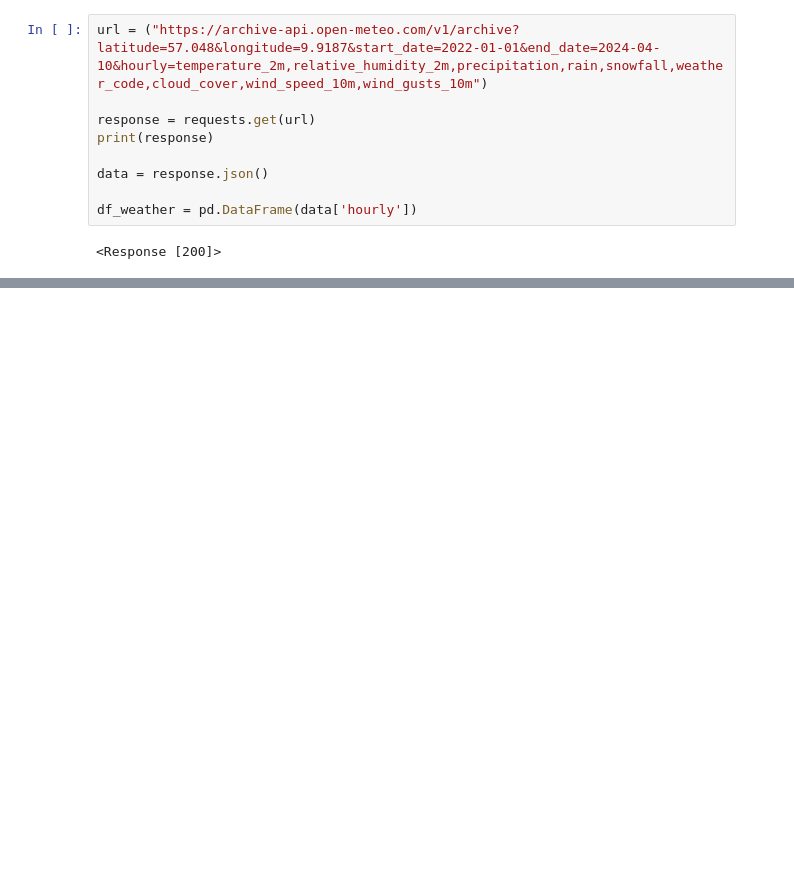
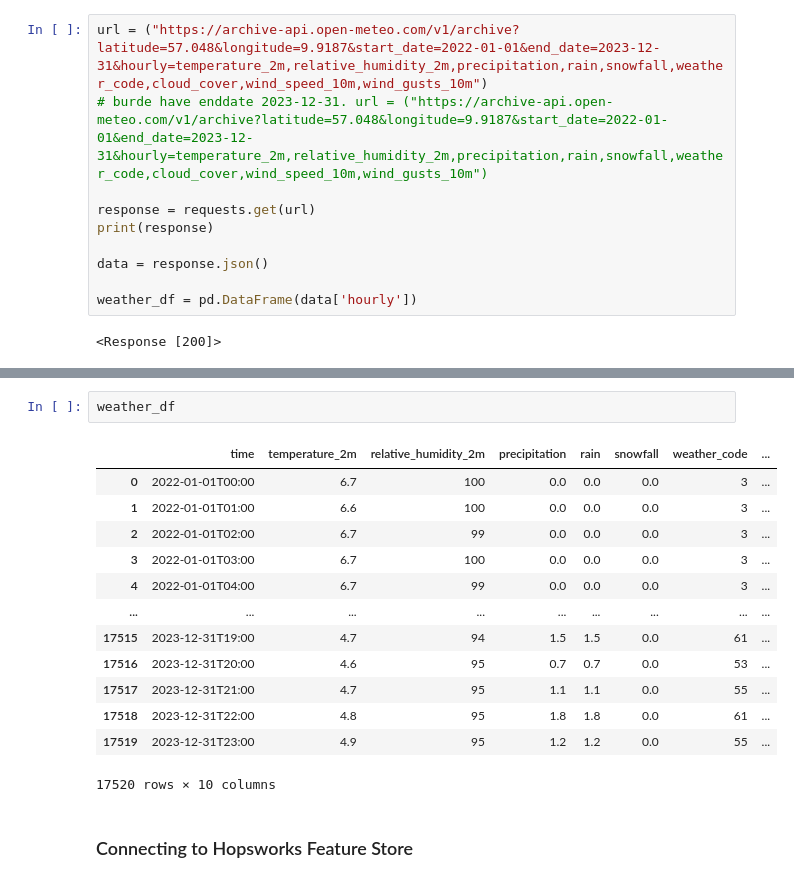
Before and after one commit to Camillahannesbo/BDS_MLOPs_Assignment, a Jupyter notebook: 1_feature_backfill.ipynb, the cells around one changed output, grey strips where cells are left out. Drawn from its saved outputs; the diff is of its cells as text; blank space fills up the shorter version.

```diff
--- a/1_feature_backfill.ipynb
+++ b/1_feature_backfill.ipynb
@@ -71,13 +83,14 @@ data2
 ### Note
 Hvis vi skal have tariffer med i modellen, anbefales det at vi sætter en faktor på 0.2 i tidsrummet 22 - 16 og en faktor på 0.6 eller 0.7 i tidsrummet 17 - 21.
 # %%
-url = ("https://archive-api.open-meteo.com/v1/archive?latitude=57.048&longitude=9.9187&start_date=2022-01-01&end_date=2024-04-10&hourly=temperature_2m,relative_humidity_2m,precipitation,rain,snowfall,weather_code,cloud_cover,wind_speed_10m,wind_gusts_10m")
+url = ("https://archive-api.open-meteo.com/v1/archive?latitude=57.048&longitude=9.9187&start_date=2022-01-01&end_date=2023-12-31&hourly=temperature_2m,relative_humidity_2m,precipitation,rain,snowfall,weather_code,cloud_cover,wind_speed_10m,wind_gusts_10m")
+# burde have enddate 2023-12-31. url = ("https://archive-api.open-meteo.com/v1/archive?latitude=57.048&longitude=9.9187&start_date=2022-01-01&end_date=2023-12-31&hourly=temperature_2m,relative_humidity_2m,precipitation,rain,snowfall,weather_code,cloud_cover,wind_speed_10m,wind_gusts_10m")
 
 response = requests.get(url)
 print(response)
 
 data = response.json()
 
-df_weather = pd.DataFrame(data['hourly'])
+weather_df = pd.DataFrame(data['hourly'])
 # %% [output]
 <Response [200]>
@@ -99,0 +97,18 @@ df_weather
+# %%
+weather_df
+# %% [output]
+|  | time | temperature_2m | relative_humidity_2m | precipitation | rain | snowfall | weather_code | ... |
+| 0 | 2022-01-01T00:00 | 6.7 | 100 | 0.0 | 0.0 | 0.0 | 3 | ... |
+| 1 | 2022-01-01T01:00 | 6.6 | 100 | 0.0 | 0.0 | 0.0 | 3 | ... |
+| 2 | 2022-01-01T02:00 | 6.7 | 99 | 0.0 | 0.0 | 0.0 | 3 | ... |
+| 3 | 2022-01-01T03:00 | 6.7 | 100 | 0.0 | 0.0 | 0.0 | 3 | ... |
+| 4 | 2022-01-01T04:00 | 6.7 | 99 | 0.0 | 0.0 | 0.0 | 3 | ... |
+| ... | ... | ... | ... | ... | ... | ... | ... | ... |
+| 17515 | 2023-12-31T19:00 | 4.7 | 94 | 1.5 | 1.5 | 0.0 | 61 | ... |
+| 17516 | 2023-12-31T20:00 | 4.6 | 95 | 0.7 | 0.7 | 0.0 | 53 | ... |
+| 17517 | 2023-12-31T21:00 | 4.7 | 95 | 1.1 | 1.1 | 0.0 | 55 | ... |
+| 17518 | 2023-12-31T22:00 | 4.8 | 95 | 1.8 | 1.8 | 0.0 | 61 | ... |
+| 17519 | 2023-12-31T23:00 | 4.9 | 95 | 1.2 | 1.2 | 0.0 | 55 | ... |
+17520 rows × 10 columns
+# %% [markdown]
+### Connecting to Hopsworks Feature Store
```
Also changed, not shown: parts of 24 cells of this notebook.
